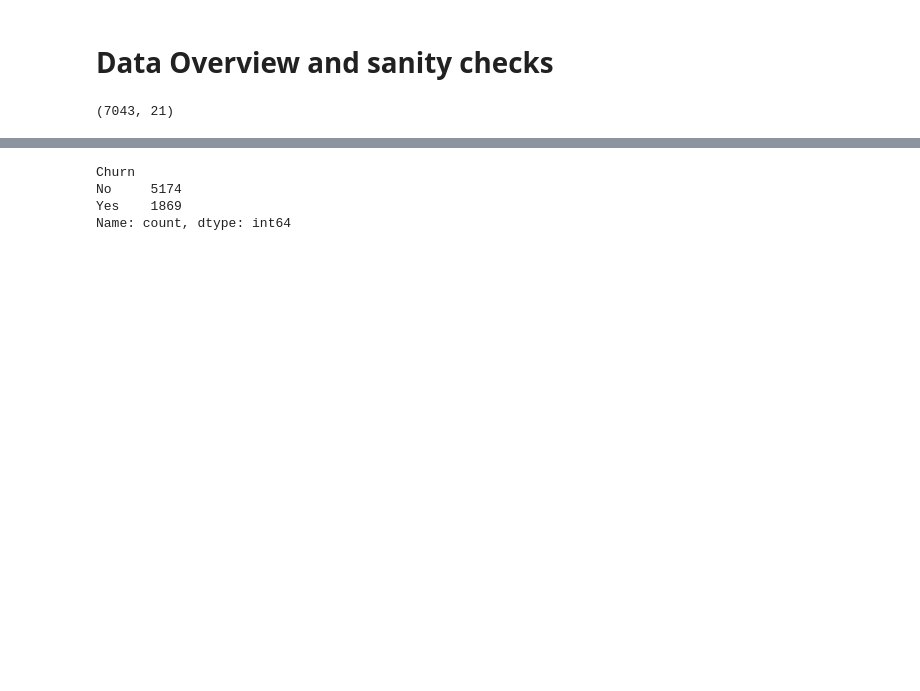
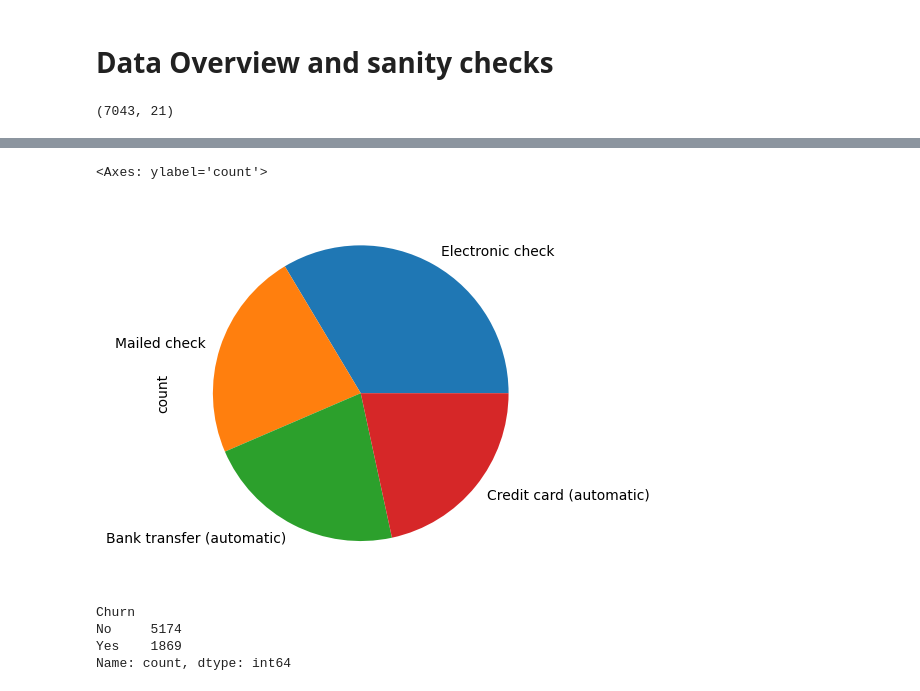
Before and after one commit to Taofeeq-akin/Telecom-Customer-Churn-Prediction, a Jupyter notebook: notebooks/01_eda.ipynb, the cells around one changed output, grey strips where cells are left out. Cells and saved outputs as stored; diff of their text form; code cells hidden in the pictures; blank space fills up the shorter version.

```diff
--- a/notebooks/01_eda.ipynb
+++ b/notebooks/01_eda.ipynb
@@ -30,3 +52,8 @@ df.shape
+# %%
+df["PaymentMethod"].value_counts().plot(kind="pie")
+# %% [output]
+<Axes: ylabel='count'>
+[figure, added]
 # %%
 df["Churn"].value_counts()
 # %% [output]
```
Also changed, not shown: parts of 20 cells of this notebook.
